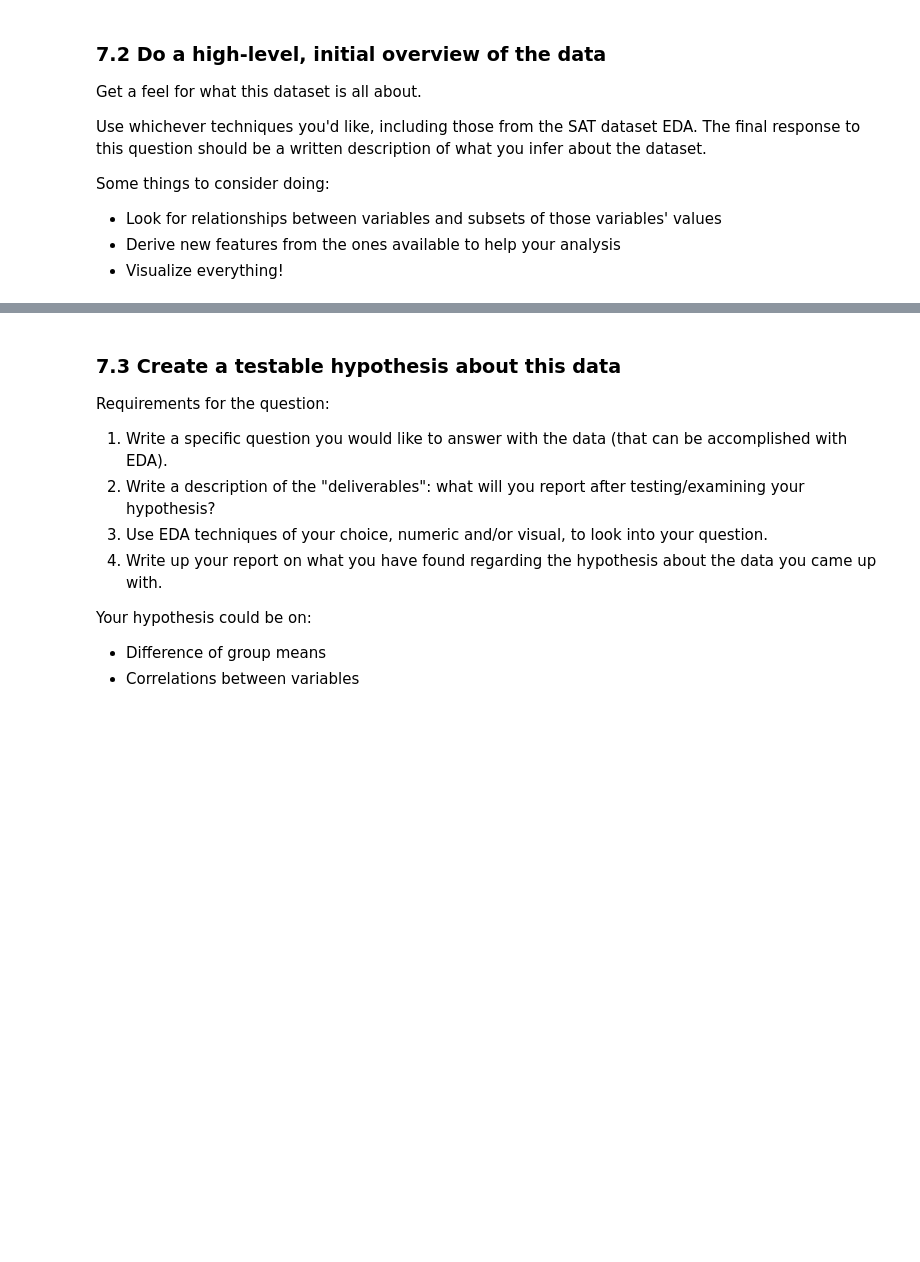
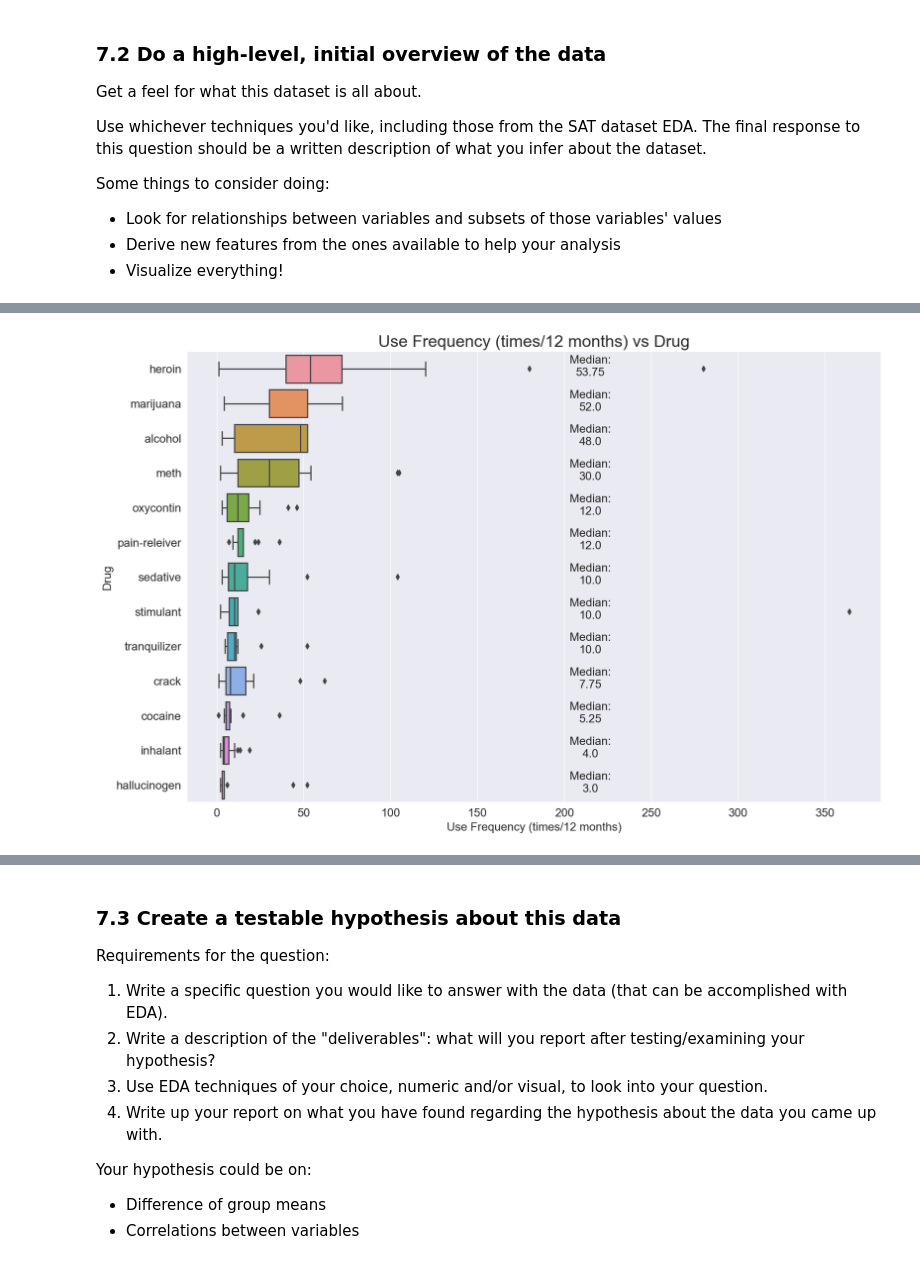
Before and after one commit to Miaowshroom/project2, a Jupyter notebook: project-02-v2-starter-code-seperatetable.ipynb, the cells around one changed output, grey strips where cells are left out. Saved outputs shown, nothing was run; the diff lists cells and outputs as text; code cells hidden in the pictures; blank space fills up the shorter version.

```diff
--- a/project-02-v2-starter-code-seperatetable.ipynb
+++ b/project-02-v2-starter-code-seperatetable.ipynb
@@ -847,0 +1039,21 @@ drug_use_age = drug_use.groupby('Age_group').apply(agegroupinfo).sort_values(by=
+# %%
+# Frequency boxplot
+fig4, ax4 = plt.subplots(1,1)
+fig4.set_size_inches(15,10)
+medians = drug_freq.loc[:,col_freq].describe().loc['50%',:].sort_values(ascending=False)
+plt.title('Use Frequency (times/12 months) vs Drug', fontsize = 20)
+sns.boxplot(data=drug_freq[col_freq], ax=ax4, order=medians.index, orient='h')
+plt.ylabel('Drug', fontsize=14)
+plt.xlabel('Use Frequency (times/12 months)', fontsize=14)
+
+ax4.set_yticklabels(list(medians.index), fontsize=14)
+ax4.set_xticklabels(list(range(-50,351,50)), fontsize=14)
+
+for ax in plt.gcf().axes:
+    l = ax.get_xlabel()
+    ax.set_xlabel(l, fontsize=14)
+
+for i, tick in enumerate( range(len(ax4.get_yticklabels()))):
+    ax4.text(y = tick+.2, x=medians.values[0]*4, s = (' Median: \n' + str(medians.values[i])), fontsize=14, horizontalalignment='center')
+# %% [output]
+[figure, added]
```
Also changed, not shown: parts of 80 cells of this notebook, 1 other file.
